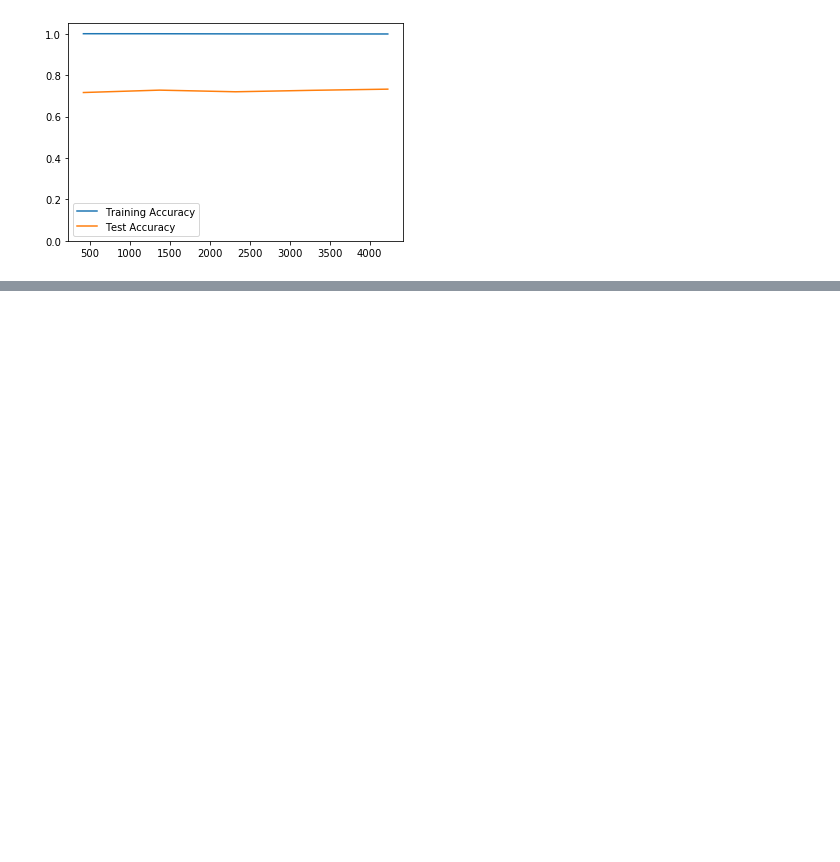
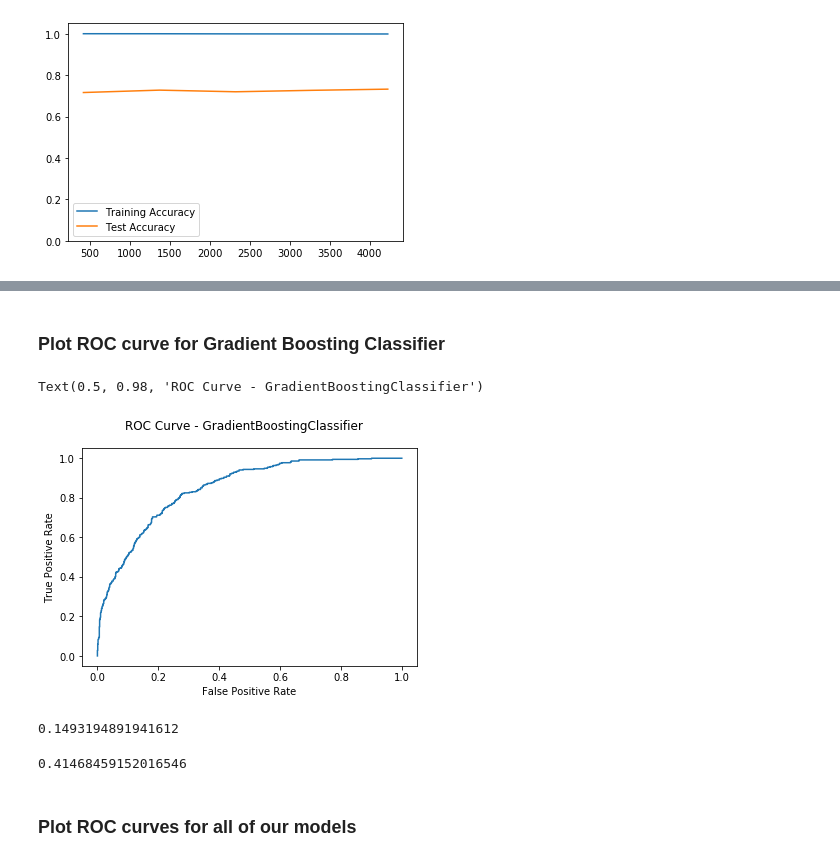
Before and after one commit to daanishrasheed/churn-model, a Jupyter notebook: notebooks/05. Training Different Models.ipynb, the cells around one changed output, grey strips where cells are left out. Saved outputs shown, nothing was run; the diff lists cells and outputs as text; code cells hidden in the pictures; blank space fills up the shorter version.

Commit message:
Look at ROC curves

```diff
--- a/notebooks/05. Training Different Models.ipynb
+++ b/notebooks/05. Training Different Models.ipynb
@@ -220,0 +228,4 @@ plt.ylim(0,1.05)
+# %%
+X_train_subset, X_validation, y_train_subset, y_validation = train_test_split(X_train, y_train, test_size=0.25, random_state=42)
+# %%
+model.fit(X_train_subset, y_train_subset)
@@ -220,0 +243,25 @@ plt.ylim(0,1.05)
+# %%
+y_score = model.predict_proba(X_validation)
+y_score = y_score[:,1]
+# %%
+fpr, tpr, thresholds = roc_curve(y_validation, y_score)
+# %% [markdown]
+### Plot ROC curve for Gradient Boosting Classifier
+# %%
+plt.plot(fpr, tpr)
+plt.xlabel("False Positive Rate")
+plt.ylabel("True Positive Rate")
+plt.suptitle(f"ROC Curve - {type(model).__name__}")
+# %% [output]
+Text(0.5, 0.98, 'ROC Curve - GradientBoostingClassifier')
+[figure, added]
+# %%
+thresholds[np.where(tpr > 0.9)[0][0]]
+# %% [output]
+0.1493194891941612
+# %%
+fpr[np.where(tpr > 0.9)[0][0]]
+# %% [output]
+0.41468459152016546
+# %% [markdown]
+### Plot ROC curves for all of our models
```
Also changed, not shown: parts of 5 cells of this notebook.
